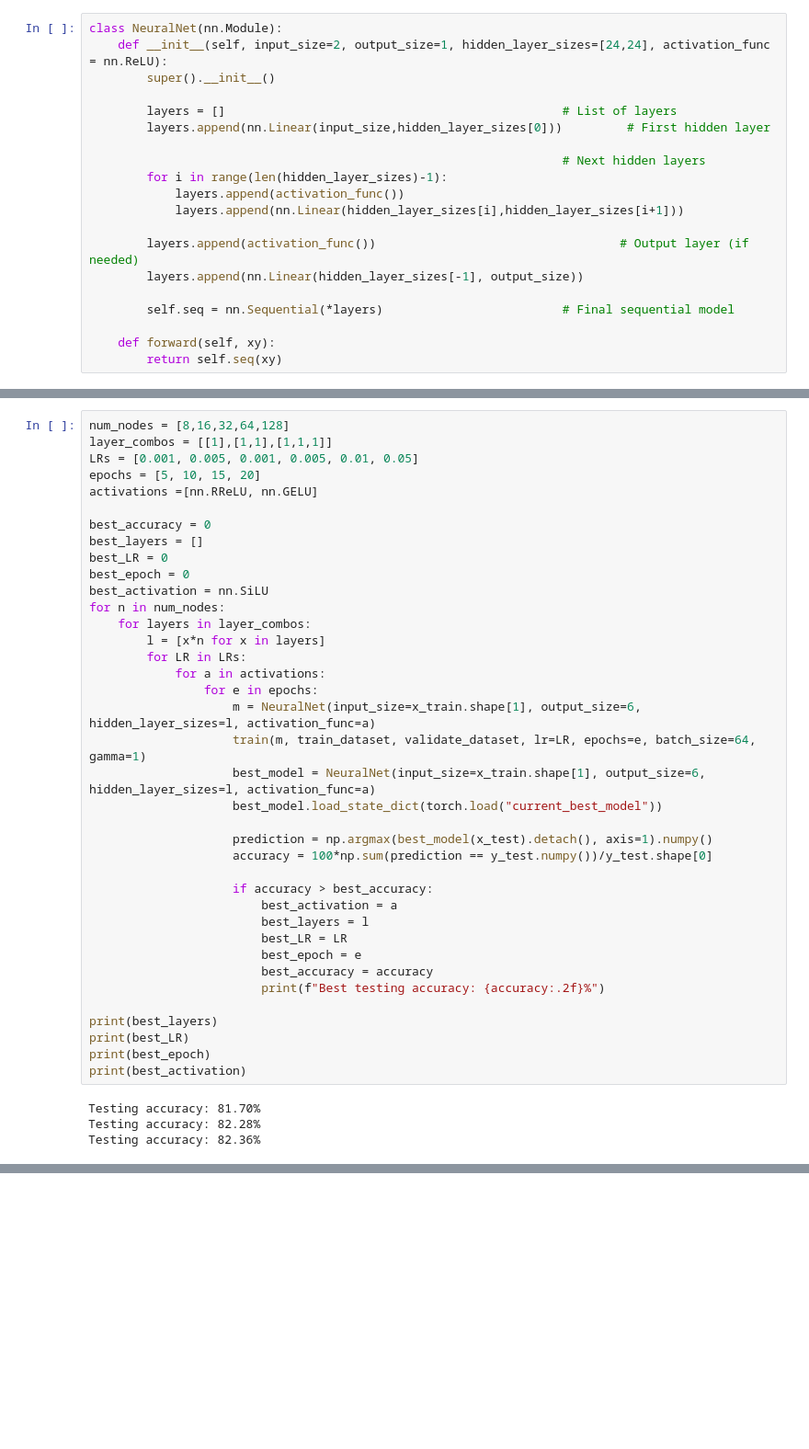
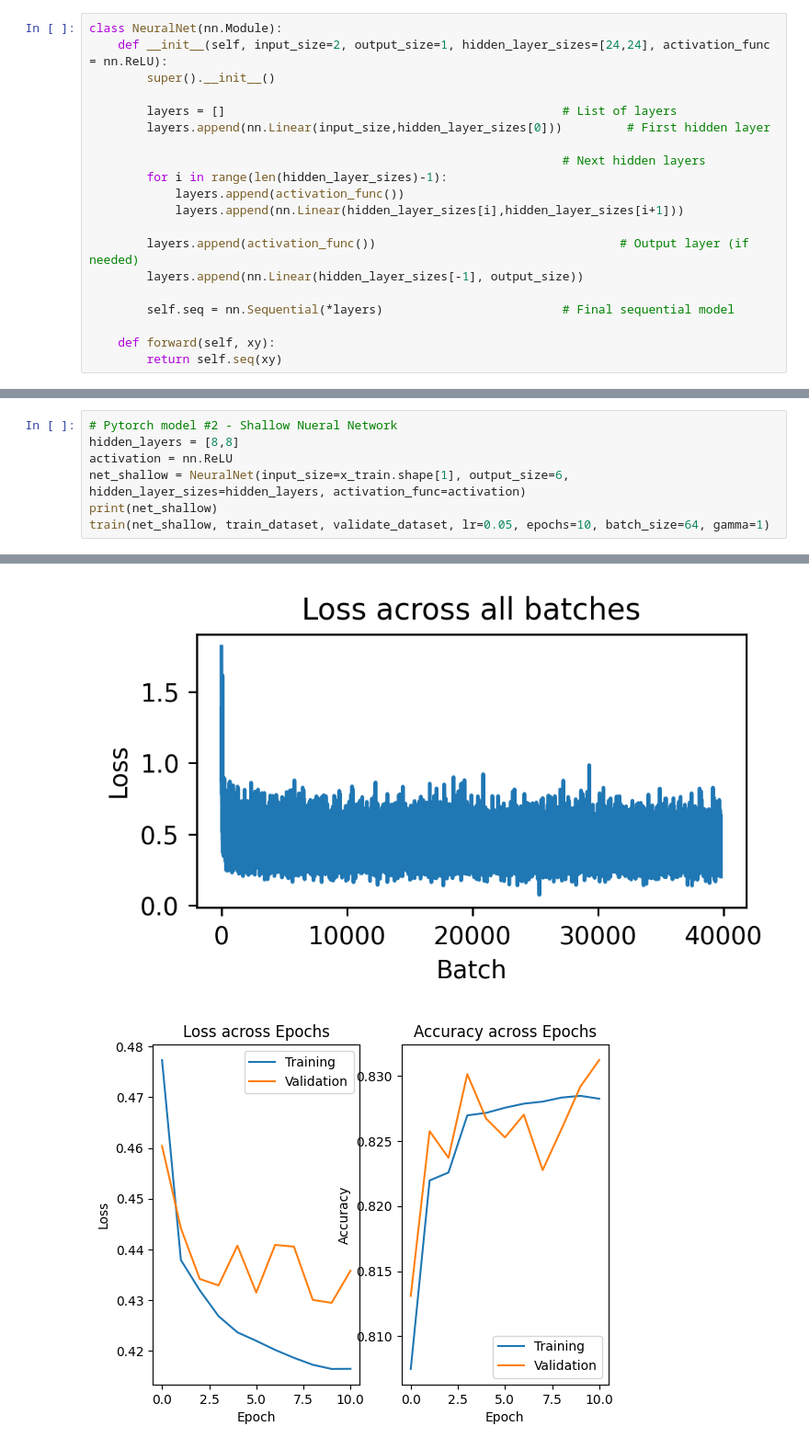
Before and after one commit to Systems-and-Toolchains-Fall-2023/course-project-option-2-satijapratik, a Jupyter notebook: machineLearning.ipynb, the cells around one changed output, grey strips where cells are left out. Shown at 92% size. Cells and saved outputs as stored; diff of their text form; blank space fills up the shorter version.

```diff
--- a/machineLearning.ipynb
+++ b/machineLearning.ipynb
@@ -540,42 +444,8 @@ Testing accuracy: 82.77%
-# %%
-num_nodes = [8,16,32,64,128]
-layer_combos = [[1],[1,1],[1,1,1]]
-LRs = [0.001, 0.005, 0.001, 0.005, 0.01, 0.05]
-epochs = [5, 10, 15, 20]
-activations =[nn.RReLU, nn.GELU]
-
-best_accuracy = 0
-best_layers = []
-best_LR = 0
-best_epoch = 0
-best_activation = nn.SiLU
-for n in num_nodes:
-    for layers in layer_combos:
-        l = [x*n for x in layers]
-        for LR in LRs:
-            for a in activations:
-                for e in epochs:
-                    m = NeuralNet(input_size=x_train.shape[1], output_size=6, hidden_layer_sizes=l, activation_func=a)
-                    train(m, train_dataset, validate_dataset, lr=LR, epochs=e, batch_size=64, gamma=1)
-                    best_model = NeuralNet(input_size=x_train.shape[1], output_size=6, hidden_layer_sizes=l, activation_func=a)
-                    best_model.load_state_dict(torch.load("current_best_model"))
-
-                    prediction = np.argmax(best_model(x_test).detach(), axis=1).numpy()
-                    accuracy = 100*np.sum(prediction == y_test.numpy())/y_test.shape[0]
-
-                    if accuracy > best_accuracy:
-                        best_activation = a
-                        best_layers = l
-                        best_LR = LR
-                        best_epoch = e
-                        best_accuracy = accuracy
-                        print(f"Best testing accuracy: {accuracy:.2f}%")
-
-print(best_layers)
-print(best_LR)
-print(best_epoch)
-print(best_activation)
-# %% [output]
-Testing accuracy: 81.70%
-Testing accuracy: 82.28%
-Testing accuracy: 82.36%
+# %%
+# Pytorch model #2 - Shallow Nueral Network
+hidden_layers = [8,8]
+activation = nn.ReLU
+net_shallow = NeuralNet(input_size=x_train.shape[1], output_size=6, hidden_layer_sizes=hidden_layers, activation_func=activation)
+print(net_shallow)
+train(net_shallow, train_dataset, validate_dataset, lr=0.05, epochs=10, batch_size=64, gamma=1)
+# %% [output]
@@ -581,0 +472,2 @@ Testing accuracy: 82.36%
+[figure, added]
+[figure, added]
```
Also changed, not shown: parts of 19 cells of this notebook.
